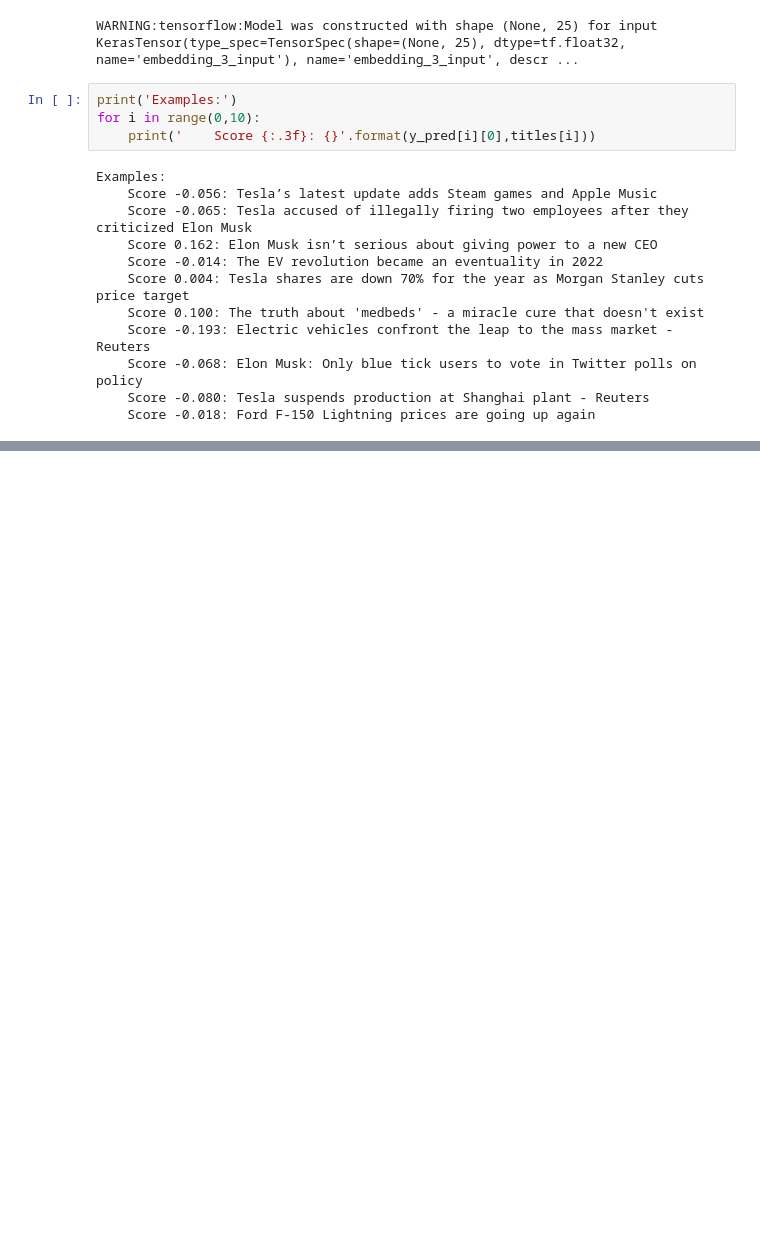
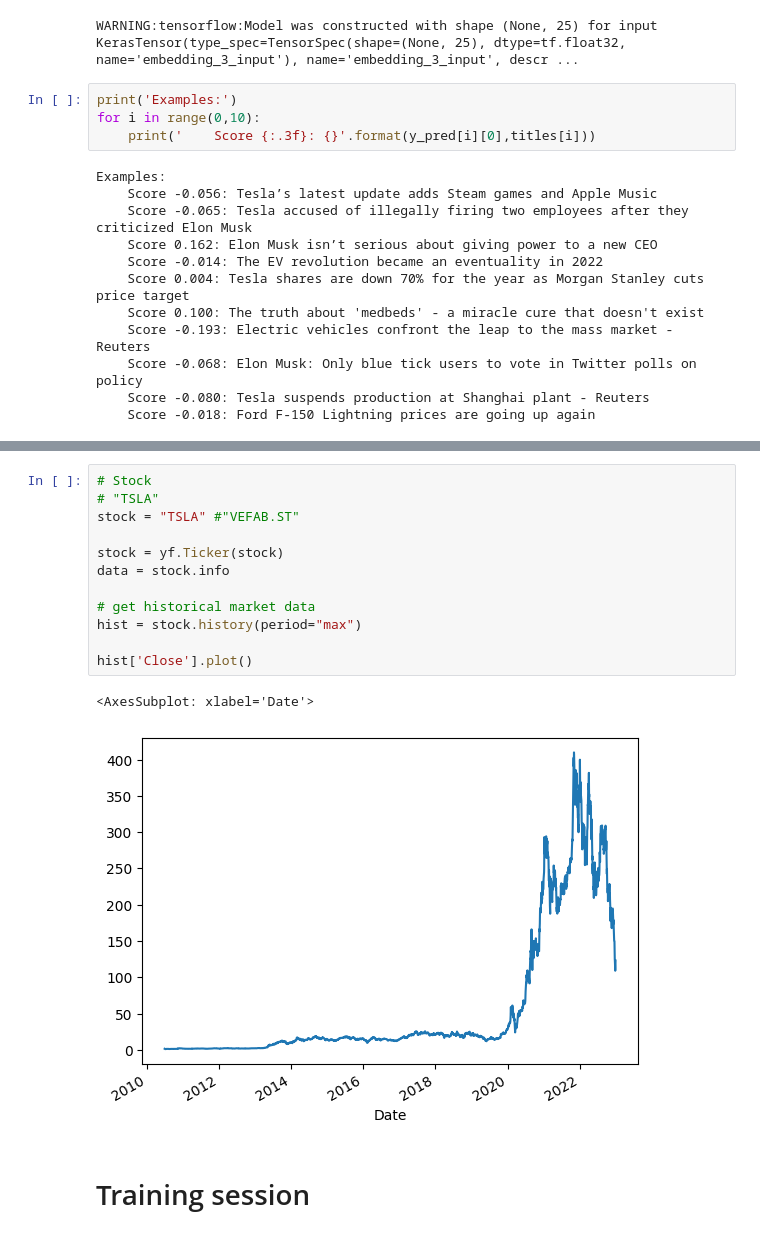
Before and after one commit to ludvigdoeser/scalableMLproject, a Jupyter notebook: News.ipynb, the cells around one changed output, grey strips where cells are left out. Saved outputs shown, nothing was run; the diff lists cells and outputs as text; blank space fills up the shorter version.

```diff
--- a/News.ipynb
+++ b/News.ipynb
@@ -583,0 +690,17 @@ NotFoundError: (Status 404) (Nasdaq Data Link Error QECx02) You have submitted a
+# %%
+# Stock
+# "TSLA"
+stock = "TSLA" #"VEFAB.ST"
+
+stock = yf.Ticker(stock)
+data = stock.info
+
+# get historical market data
+hist = stock.history(period="max")
+
+hist['Close'].plot()
+# %% [output]
+<AxesSubplot: xlabel='Date'>
+[figure, added]
+# %% [markdown]
+# Training session
```
Also changed, not shown: parts of 35 cells of this notebook.
